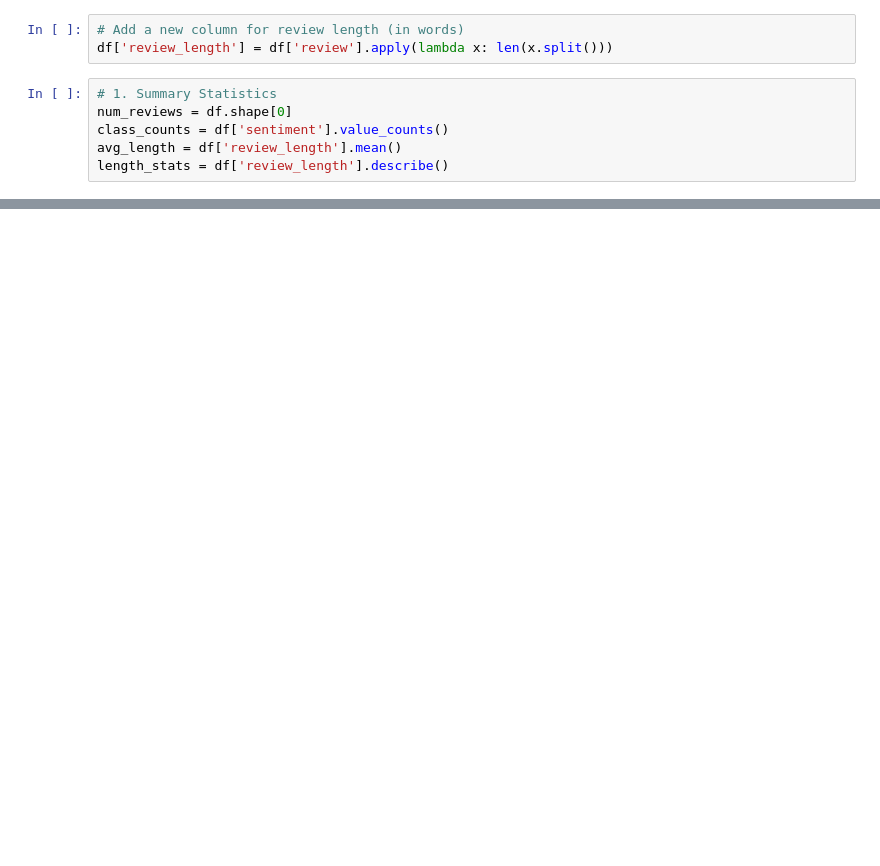
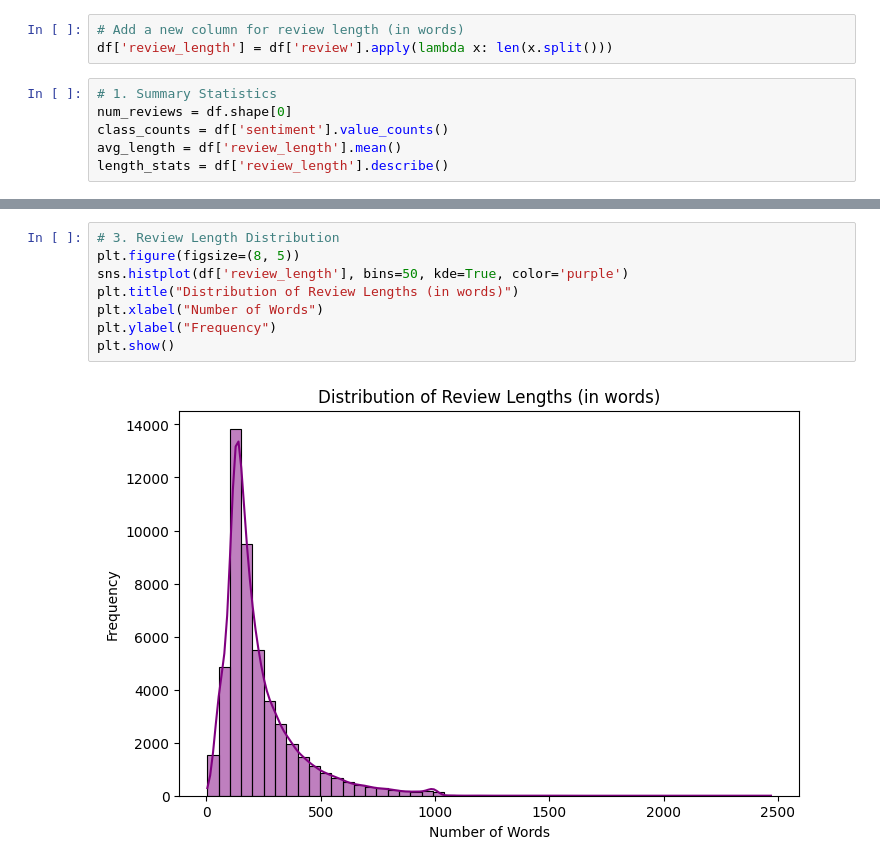
Before and after one commit to 1772hojaz/alu-ml_tech1-assignment, a Jupyter notebook: Sentiment_Analysis.ipynb, the cells around one changed output, grey strips where cells are left out. Saved outputs shown, nothing was run; the diff lists cells and outputs as text; blank space fills up the shorter version.

```diff
--- a/Sentiment_Analysis.ipynb
+++ b/Sentiment_Analysis.ipynb
@@ -99,0 +77,10 @@ Name: review_length, dtype: float64
+# %%
+# 3. Review Length Distribution
+plt.figure(figsize=(8, 5))
+sns.histplot(df['review_length'], bins=50, kde=True, color='purple')
+plt.title("Distribution of Review Lengths (in words)")
+plt.xlabel("Number of Words")
+plt.ylabel("Frequency")
+plt.show()
+# %% [output]
+[figure, added]
```
Also changed, not shown: parts of 15 cells of this notebook.
